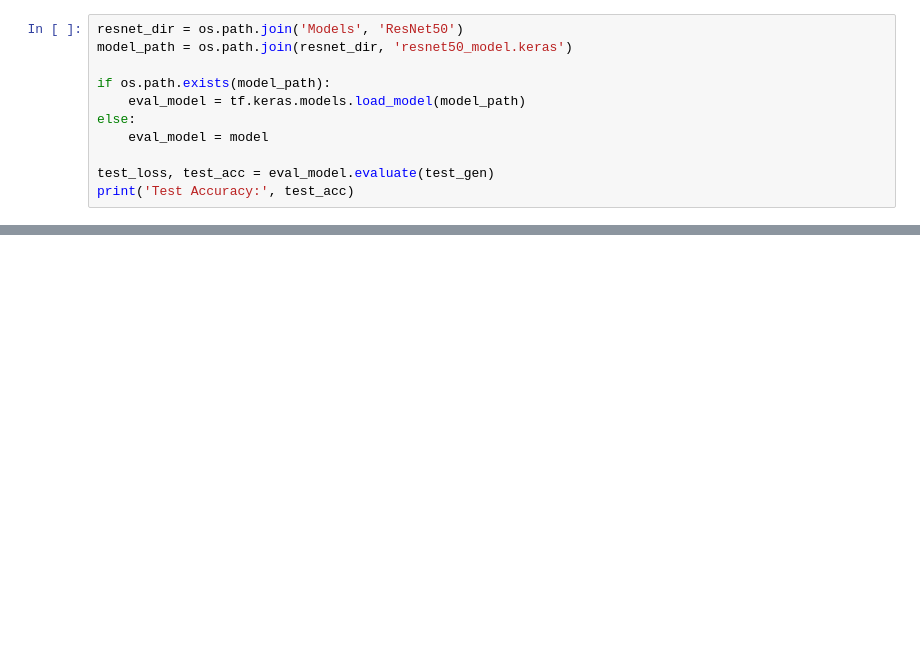
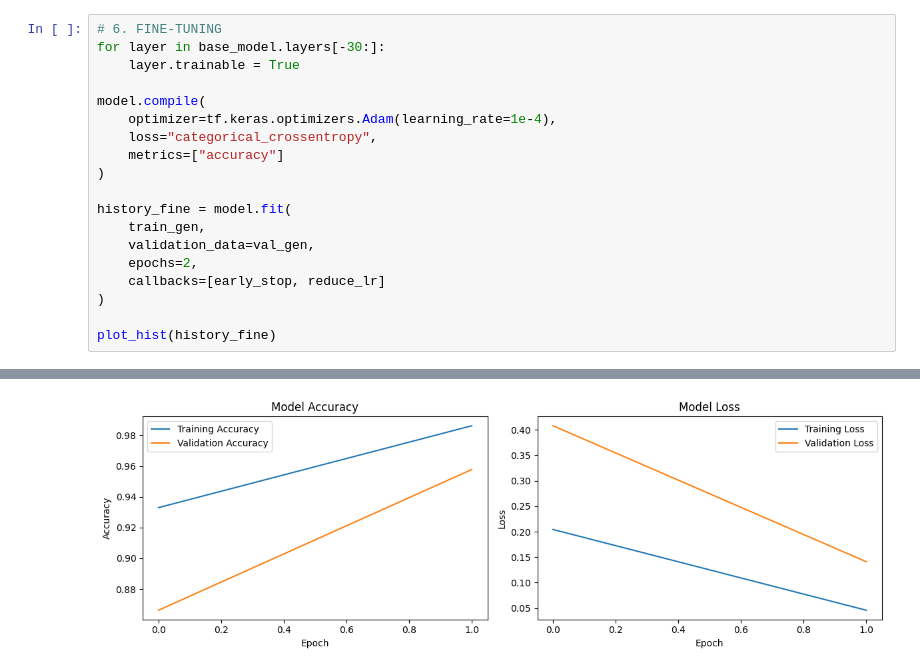
Before and after one commit to alberehap/plant-disease-classification, a Jupyter notebook: 02_ResNet50_Training.ipynb, the cells around one changed output, grey strips where cells are left out. Drawn from its saved outputs; the diff is of its cells as text; blank space fills up the shorter version.

```diff
--- a/02_ResNet50_Training.ipynb
+++ b/02_ResNet50_Training.ipynb
@@ -180,12 +179,20 @@ Epoch 2/2
 # %%
-resnet_dir = os.path.join('Models', 'ResNet50')
-model_path = os.path.join(resnet_dir, 'resnet50_model.keras')
+# 6. FINE-TUNING
+for layer in base_model.layers[-30:]:
+    layer.trainable = True
 
-if os.path.exists(model_path):
-    eval_model = tf.keras.models.load_model(model_path)
-else:
-    eval_model = model
+model.compile(
+    optimizer=tf.keras.optimizers.Adam(learning_rate=1e-4),
+    loss="categorical_crossentropy",
+    metrics=["accuracy"]
+)
 
-test_loss, test_acc = eval_model.evaluate(test_gen)
-print('Test Accuracy:', test_acc)
+history_fine = model.fit(
+    train_gen,
+    validation_data=val_gen,
+    epochs=2,
+    callbacks=[early_stop, reduce_lr]
+)
+
+plot_hist(history_fine)
 # %% [output]
@@ -194 +203,2 @@ Test Accuracy: 0.9146341681480408
+[figure, added]
 # %%
```
Also changed, not shown: parts of 10 cells of this notebook, 3 other files.
